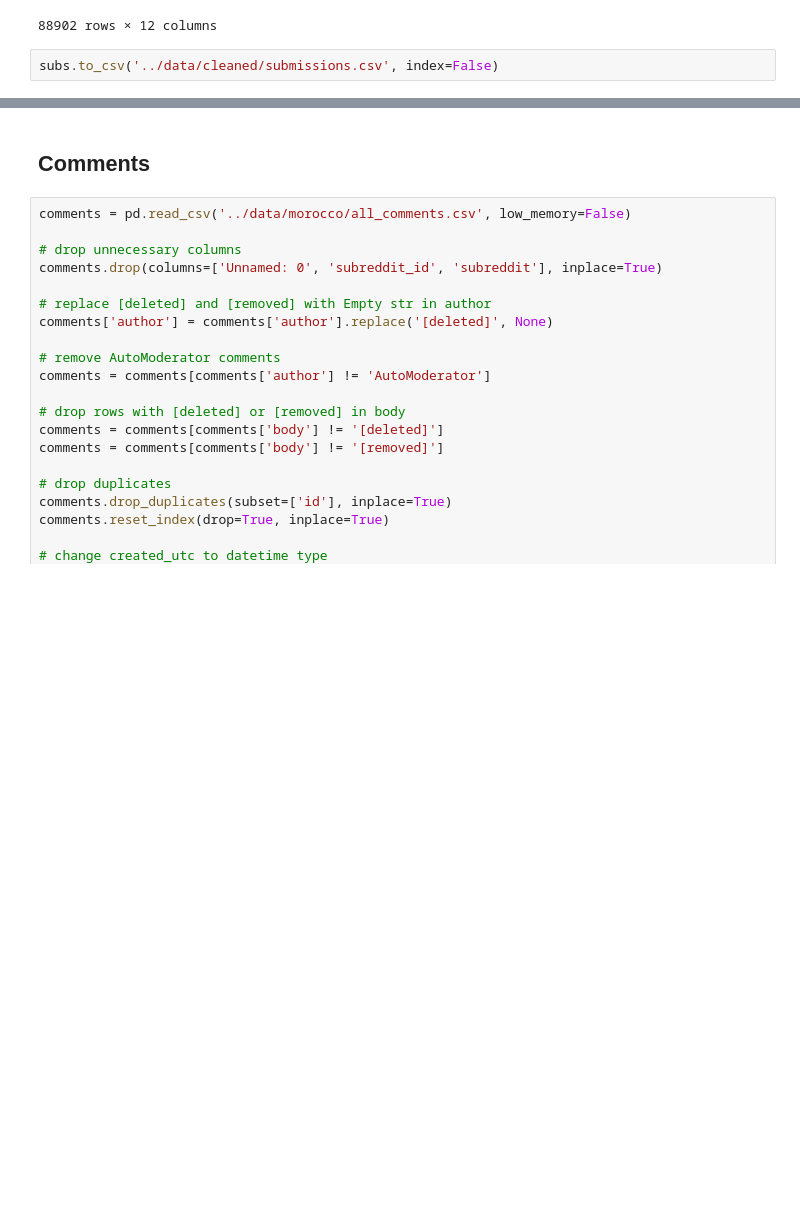
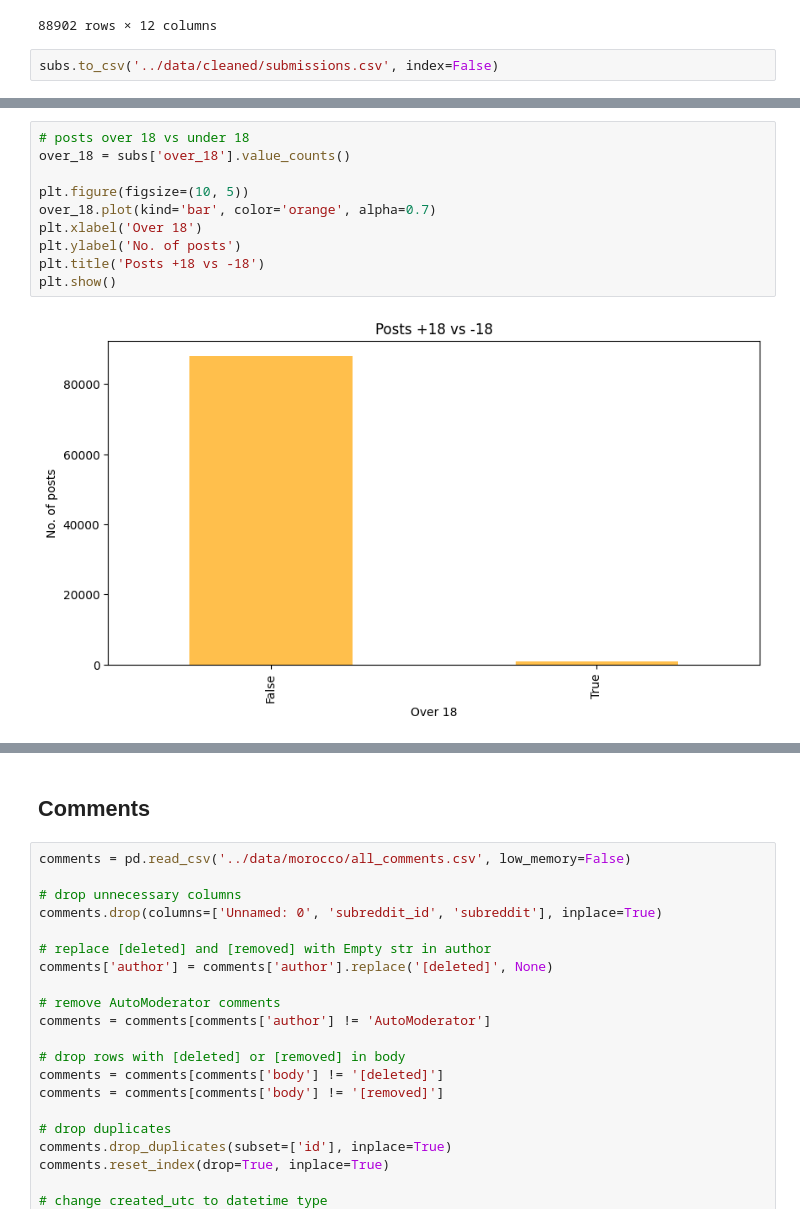
Before and after one commit to chelzakaria/unreddit, a Jupyter notebook: scripts/EDA.ipynb, the cells around one changed output, grey strips where cells are left out. Saved outputs shown, nothing was run; the diff lists cells and outputs as text; blank space fills up the shorter version.

```diff
--- a/scripts/EDA.ipynb
+++ b/scripts/EDA.ipynb
@@ -51,0 +113,12 @@ subs.to_csv('../data/cleaned/submissions.csv', index=False)
+# %%
+# posts over 18 vs under 18
+over_18 = subs['over_18'].value_counts()
+
+plt.figure(figsize=(10, 5))
+over_18.plot(kind='bar', color='orange', alpha=0.7)
+plt.xlabel('Over 18')
+plt.ylabel('No. of posts')
+plt.title('Posts +18 vs -18')
+plt.show()
+# %% [output]
+[figure, added]
```
Also changed, not shown: parts of 11 cells of this notebook, 1 other file.
